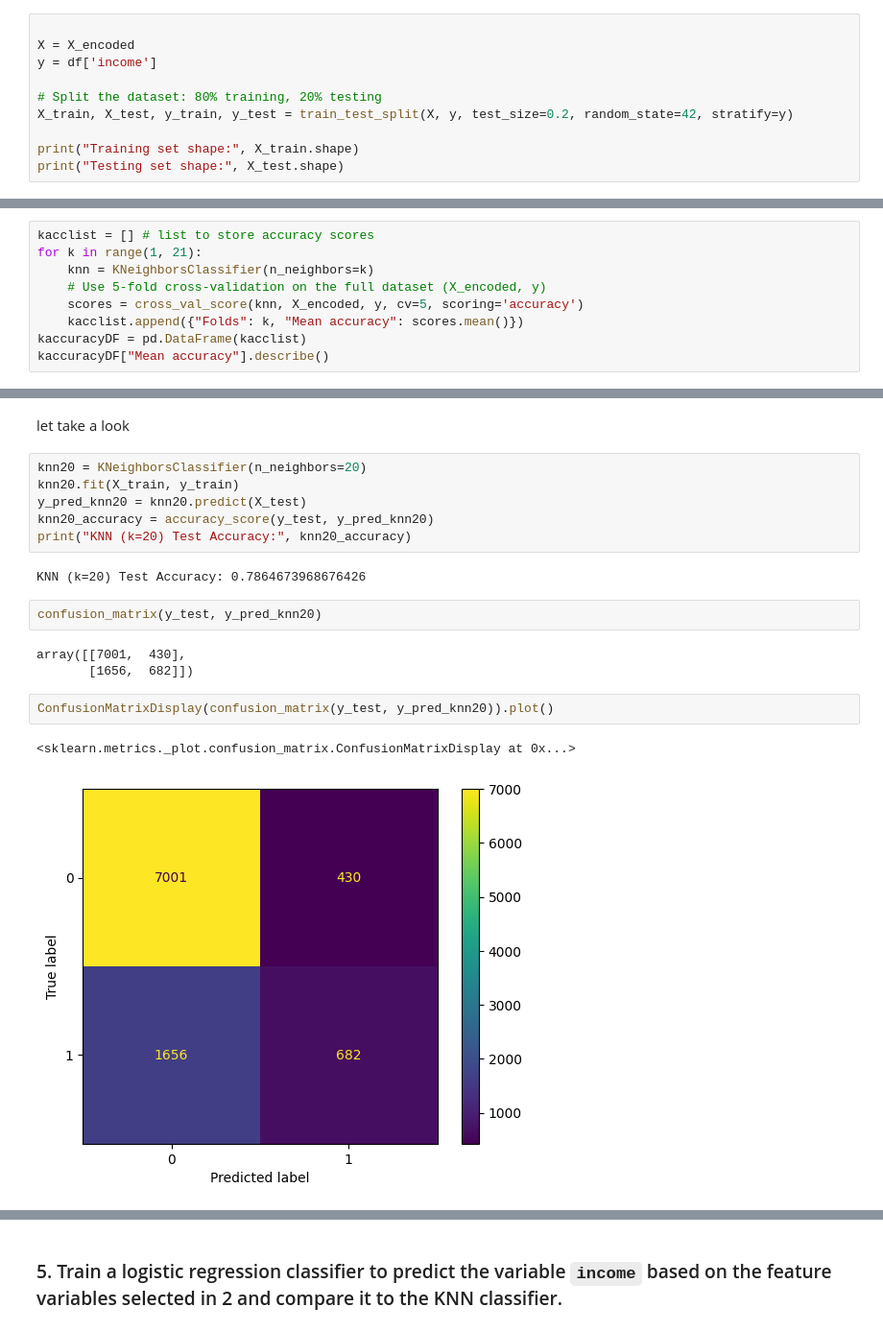
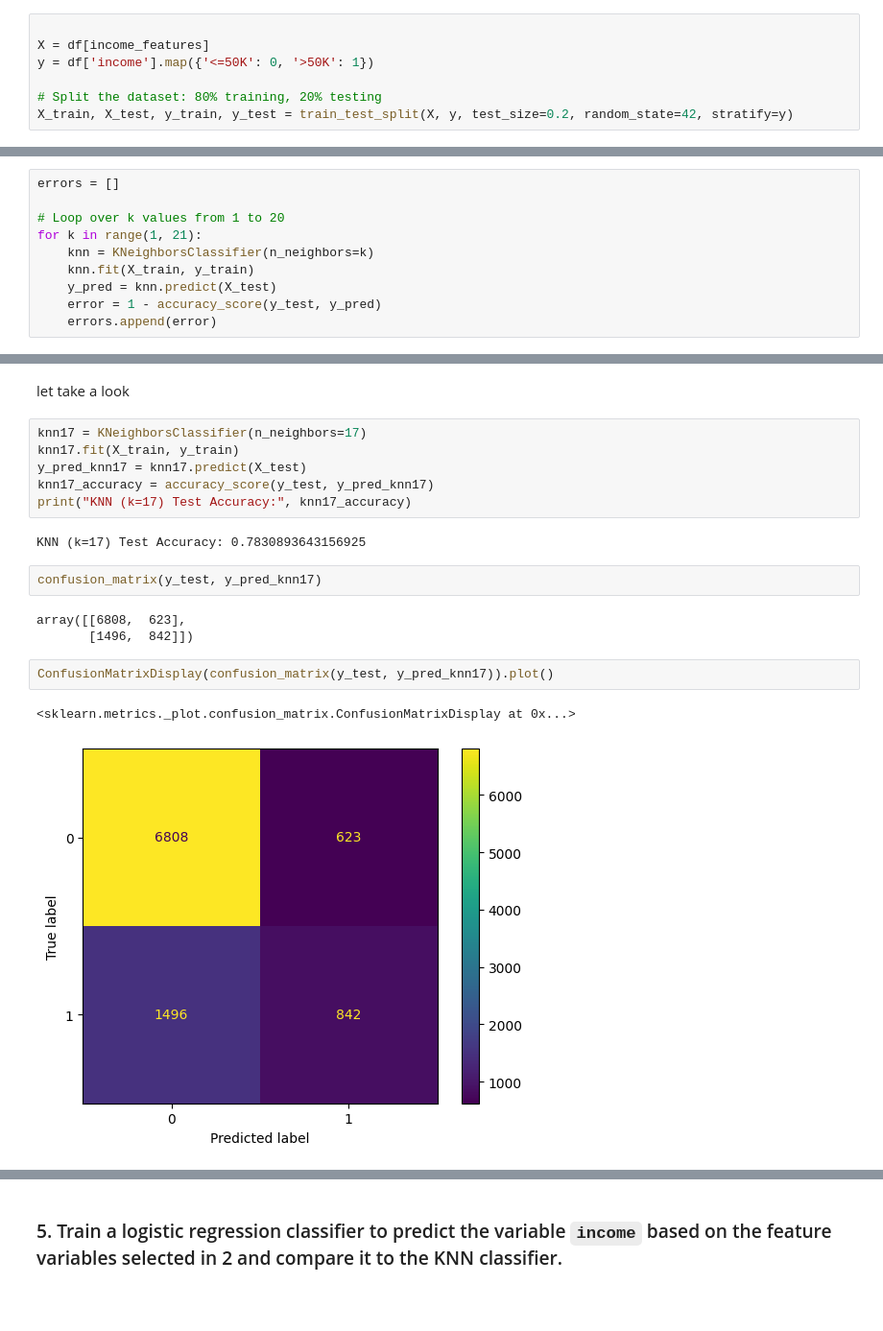
Before and after one commit to jonathanLOlsen/Data-and-things, a Jupyter notebook: 8 Classification II/6HandIn.ipynb, the cells around one changed output, grey strips where cells are left out. Shown: that part at 96% size. Cells and saved outputs as stored; diff of their text form; blank space fills up the shorter version.

```diff
--- a/8 Classification II/6HandIn.ipynb
+++ b/8 Classification II/6HandIn.ipynb
@@ -131,11 +132,8 @@ print(X_encoded.head())
 we have our features from our previous encoding (features: 'age' and one-hot encoded 'education')
 # %%
 
-X = X_encoded
-y = df['income']
+X = df[income_features]
+y = df['income'].map({'<=50K': 0, '>50K': 1})
 
 # Split the dataset: 80% training, 20% testing
 X_train, X_test, y_train, y_test = train_test_split(X, y, test_size=0.2, random_state=42, stratify=y)
-
-print("Training set shape:", X_train.shape)
-print("Testing set shape:", X_test.shape)
@@ -146,12 +141,3 @@ Testing set shape: (9769, 16)
     ### 4. Train a KNN classifier to predict the variable `income` based on the feature variables selected in 2 - try out some different Ks
 # %% [markdown]
 Lets try out some differint k's
-# %%
-kacclist = [] # list to store accuracy scores
-for k in range(1, 21):
-    knn = KNeighborsClassifier(n_neighbors=k)
-    # Use 5-fold cross-validation on the full dataset (X_encoded, y)
-    scores = cross_val_score(knn, X_encoded, y, cv=5, scoring='accuracy')
-    kacclist.append({"Folds": k, "Mean accuracy": scores.mean()})
-kaccuracyDF = pd.DataFrame(kacclist)
-kaccuracyDF["Mean accuracy"].describe()
@@ -200,0 +144,10 @@ plt.show()
+# %%
+errors = []
+
+# Loop over k values from 1 to 20
+for k in range(1, 21):
+    knn = KNeighborsClassifier(n_neighbors=k)
+    knn.fit(X_train, y_train)
+    y_pred = knn.predict(X_test)
+    error = 1 - accuracy_score(y_test, y_pred)
+    errors.append(error)
@@ -203,20 +190,20 @@ The results show that KNN reaches its highest cross-validated accuracy of about
 # %% [markdown]
 let take a look
 # %%
-knn20 = KNeighborsClassifier(n_neighbors=20)
-knn20.fit(X_train, y_train)
-y_pred_knn20 = knn20.predict(X_test)
-knn20_accuracy = accuracy_score(y_test, y_pred_knn20)
-print("KNN (k=20) Test Accuracy:", knn20_accuracy)
+knn17 = KNeighborsClassifier(n_neighbors=17)
+knn17.fit(X_train, y_train)
+y_pred_knn17 = knn17.predict(X_test)
+knn17_accuracy = accuracy_score(y_test, y_pred_knn17)
+print("KNN (k=17) Test Accuracy:", knn17_accuracy)
 # %% [output]
-KNN (k=20) Test Accuracy: 0.7864673968676426
+KNN (k=17) Test Accuracy: 0.7830893643156925
 # %%
-confusion_matrix(y_test, y_pred_knn20)
+confusion_matrix(y_test, y_pred_knn17)
 # %% [output]
-array([[7001,  430],
-       [1656,  682]])
+array([[6808,  623],
+       [1496,  842]])
 # %%
-ConfusionMatrixDisplay(confusion_matrix(y_test, y_pred_knn20)).plot()
+ConfusionMatrixDisplay(confusion_matrix(y_test, y_pred_knn17)).plot()
 # %% [output]
 <sklearn.metrics._plot.confusion_matrix.ConfusionMatrixDisplay at 0x...>
-[figure, old version]
+[figure, new version]
```
Also changed, not shown: parts of 35 cells of this notebook.
